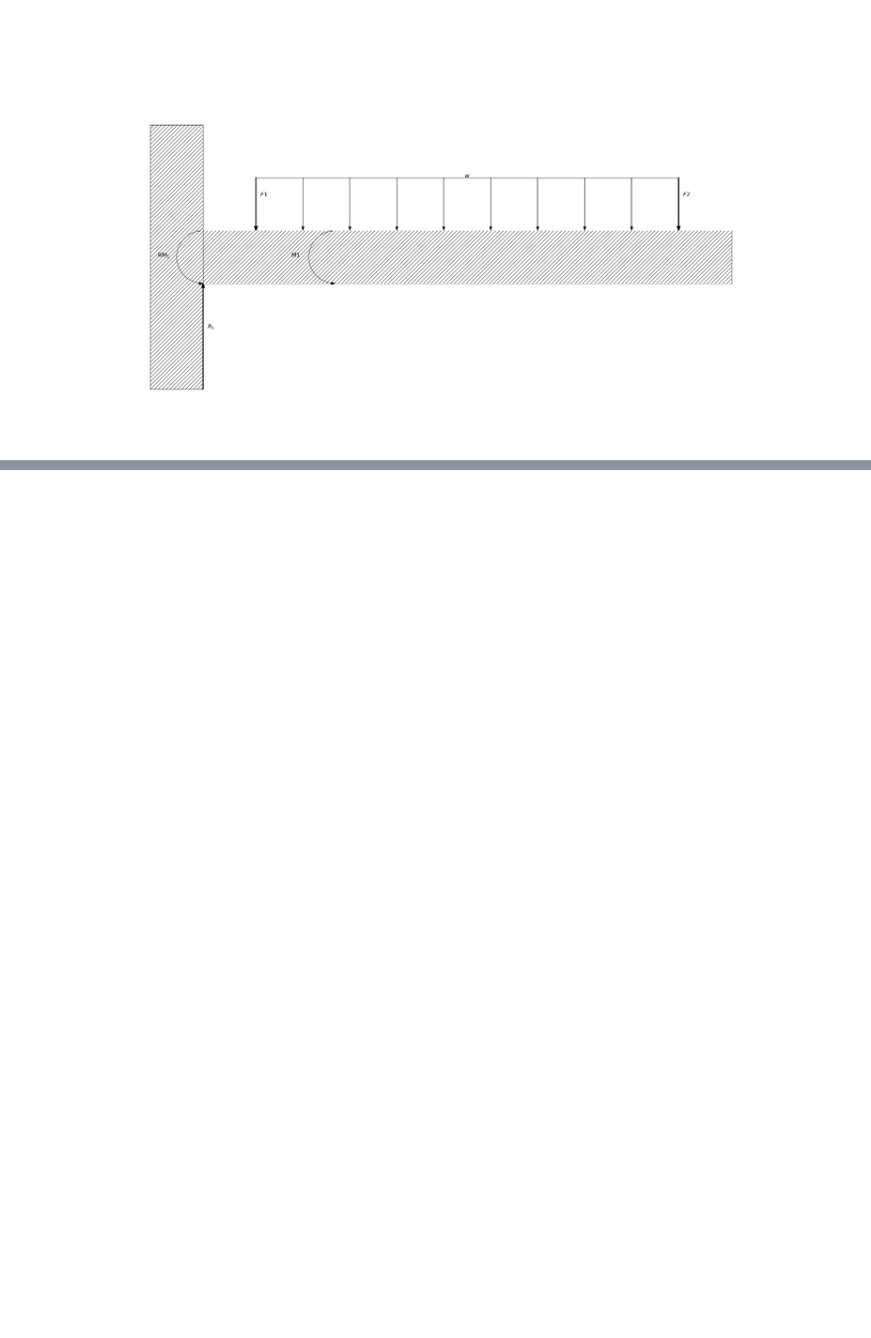
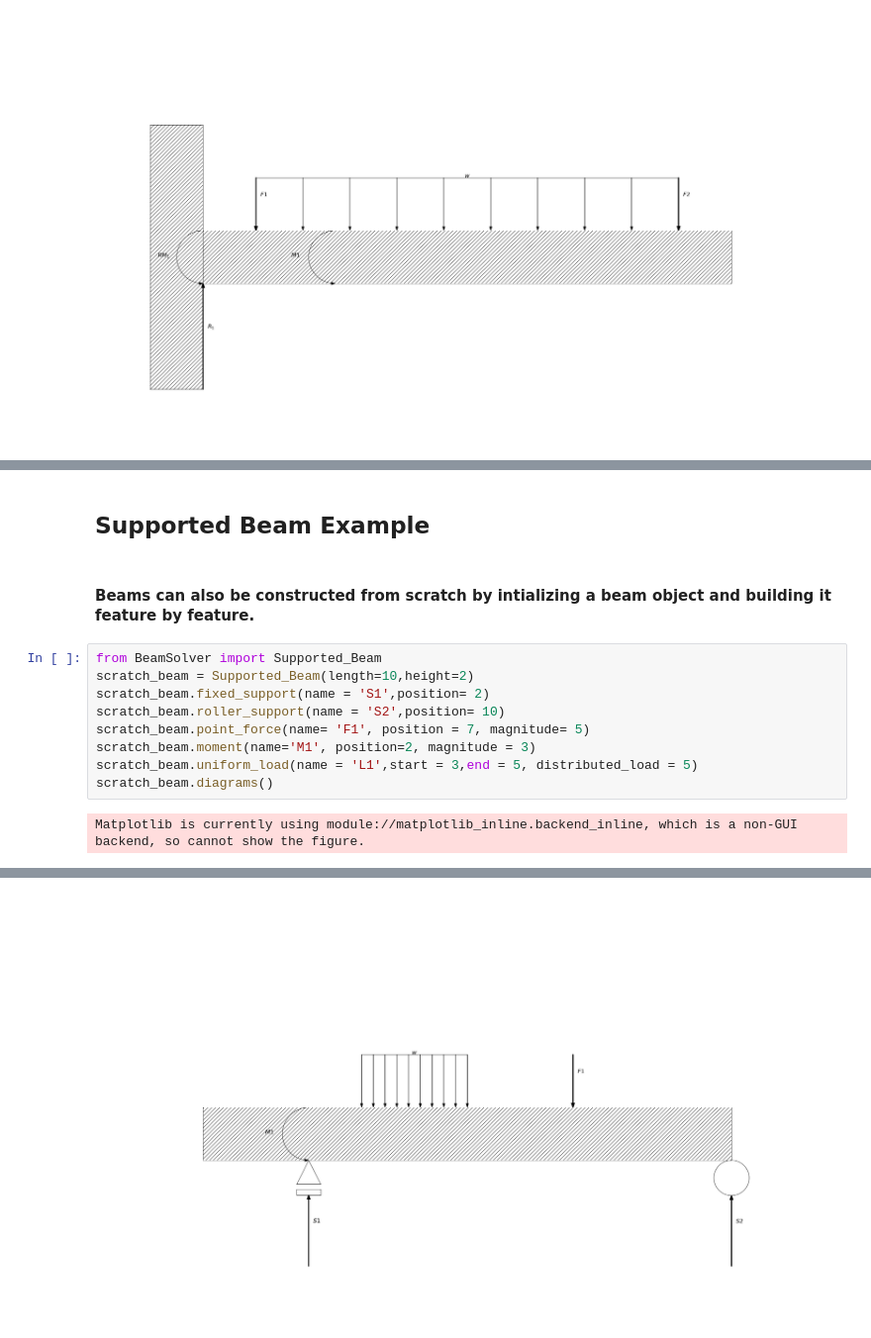
Before and after one commit to johnsont490/Structures-Package, a Jupyter notebook: Beam Solver Example Notebook.ipynb, the cells around one changed output, grey strips where cells are left out. Shown at 99% size. Drawn from its saved outputs; the diff is of its cells as text; blank space fills up the shorter version.

Commit message:
Finalized the example notebook and code for BeamSolver
Still have to update ReadMe

```diff
--- a/Beam Solver Example Notebook.ipynb
+++ b/Beam Solver Example Notebook.ipynb
@@ -47,0 +81,15 @@ Matplotlib is currently using module://matplotlib_inline.backend_inline, which i
+# %% [markdown]
+## Supported Beam Example
+# %% [markdown]
+#### Beams can also be constructed from scratch by intializing a beam object and building it feature by feature.
+# %%
+from BeamSolver import Supported_Beam
+scratch_beam = Supported_Beam(length=10,height=2)
+scratch_beam.fixed_support(name = 'S1',position= 2)
+scratch_beam.roller_support(name = 'S2',position= 10)
+scratch_beam.point_force(name= 'F1', position = 7, magnitude= 5)
+scratch_beam.moment(name='M1', position=2, magnitude = 3)
+scratch_beam.uniform_load(name = 'L1',start = 3,end = 5, distributed_load = 5)
+scratch_beam.diagrams()
+# %% [output]
+Matplotlib is currently using module://matplotlib_inline.backend_inline, which is a non-GUI backend, so cannot show the figure.
@@ -47,0 +98 @@ Matplotlib is currently using module://matplotlib_inline.backend_inline, which i
+[figure, added]
```
Also changed, not shown: parts of 11 cells of this notebook, 1 other file.
